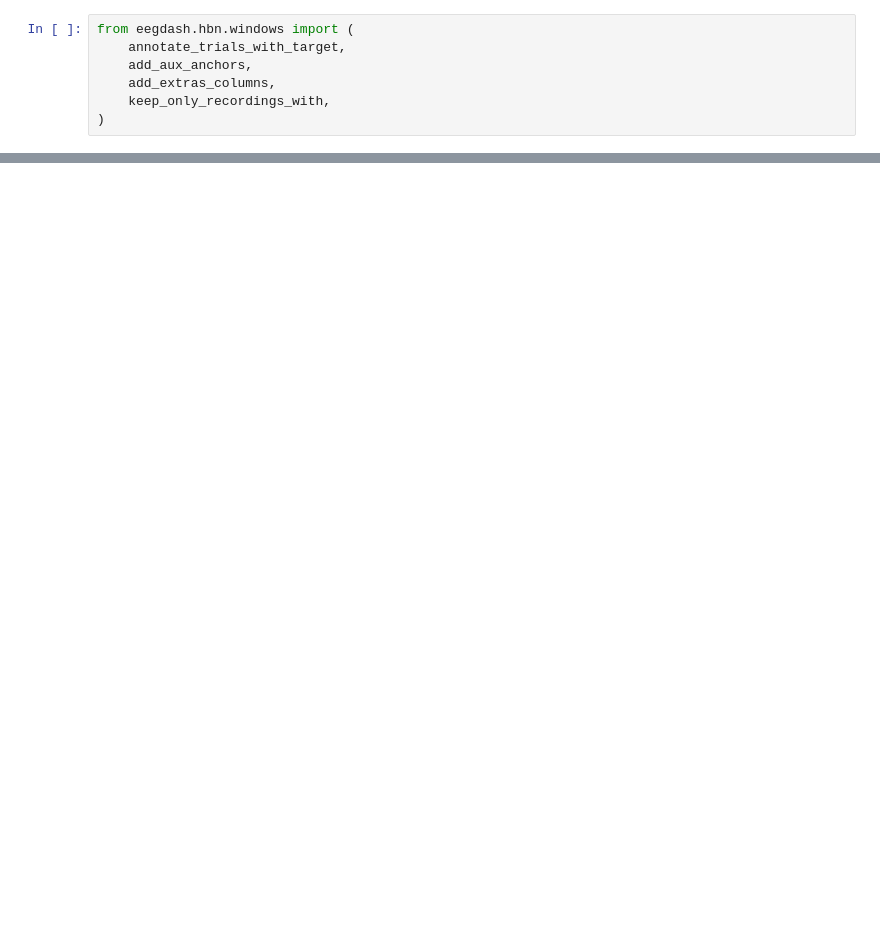
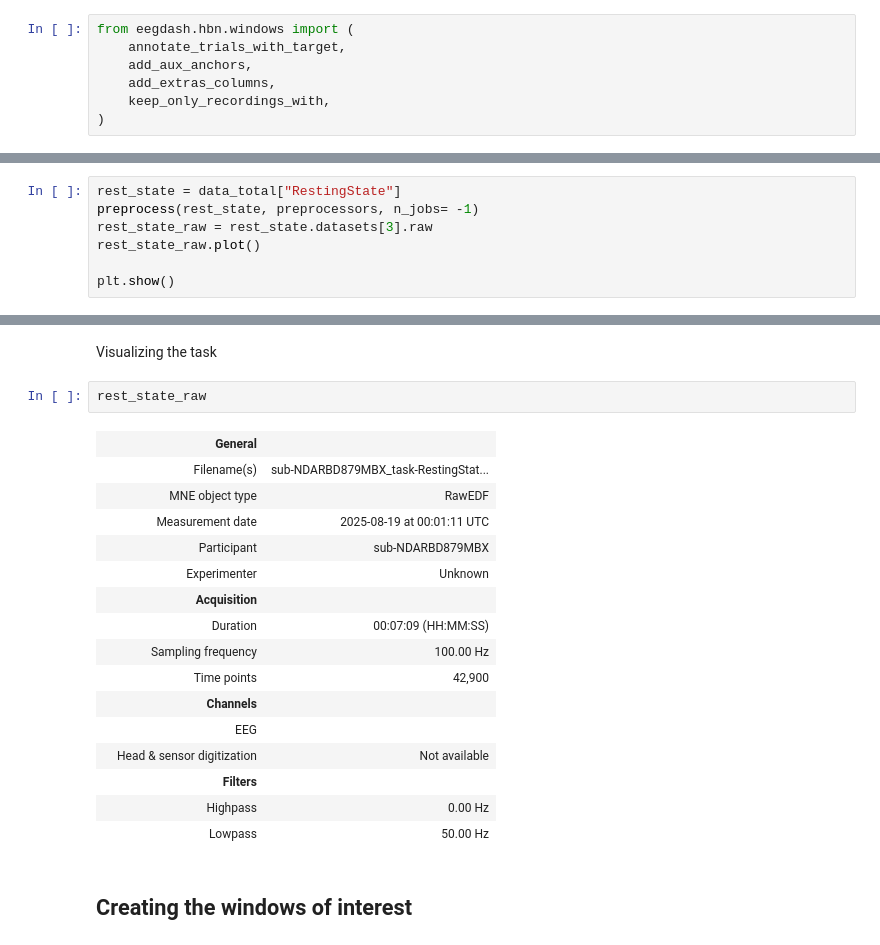
Before and after one commit to Longcodedao/eeg_challenge, a Jupyter notebook: abc.ipynb, the cells around one changed output, grey strips where cells are left out. Saved outputs shown, nothing was run; the diff lists cells and outputs as text; blank space fills up the shorter version.

```diff
--- a/abc.ipynb
+++ b/abc.ipynb
@@ -48,0 +358,7 @@ dataset = EEGChallengeDataset(
+# %%
+rest_state = data_total["RestingState"]
+preprocess(rest_state, preprocessors, n_jobs= -1)
+rest_state_raw = rest_state.datasets[3].raw
+rest_state_raw.plot()
+
+plt.show()
@@ -49 +379,24 @@ dataset = EEGChallengeDataset(
+# %% [markdown]
+Visualizing the task
+# %%
+rest_state_raw
+# %% [output]
+|  | General |  |
+|  | Filename(s) | sub-NDARBD879MBX_task-RestingStat... |
+|  | MNE object type | RawEDF |
+|  | Measurement date | 2025-08-19 at 00:01:11 UTC |
+|  | Participant | sub-NDARBD879MBX |
+|  | Experimenter | Unknown |
+|  | Acquisition |  |
+|  | Duration | 00:07:09 (HH:MM:SS) |
+|  | Sampling frequency | 100.00 Hz |
+|  | Time points | 42,900 |
+|  | Channels |  |
+|  | EEG |  |
+|  | Head & sensor digitization | Not available |
+|  | Filters |  |
+|  | Highpass | 0.00 Hz |
+|  | Lowpass | 50.00 Hz |
+# %% [markdown]
+## Creating the windows of interest
 # %%
```
Also changed, not shown: parts of 19 cells of this notebook, 2 other files.
